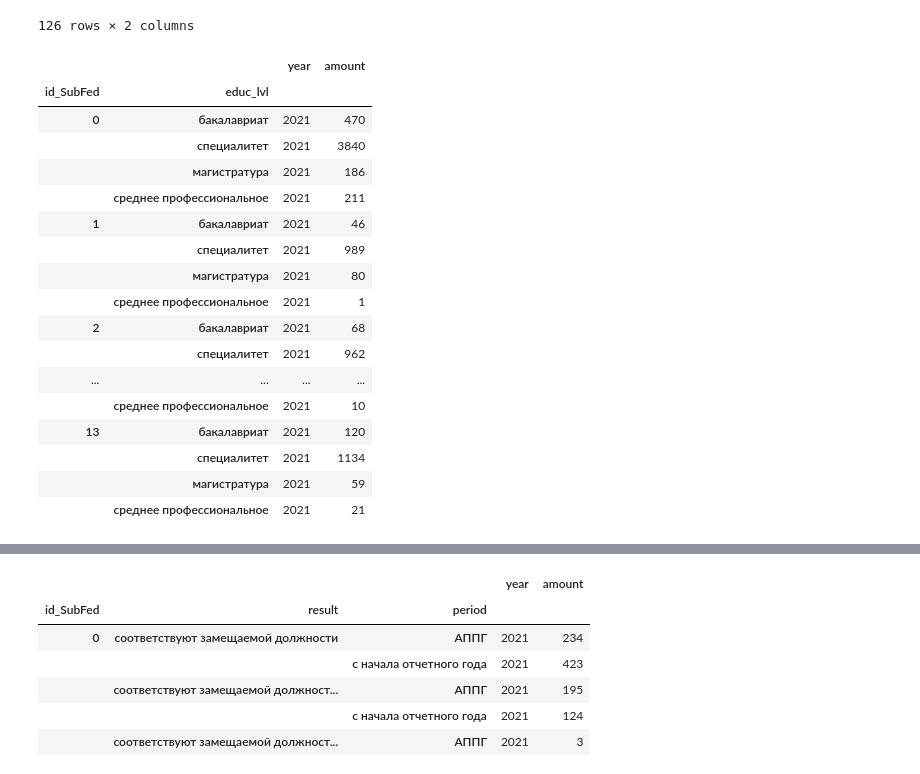
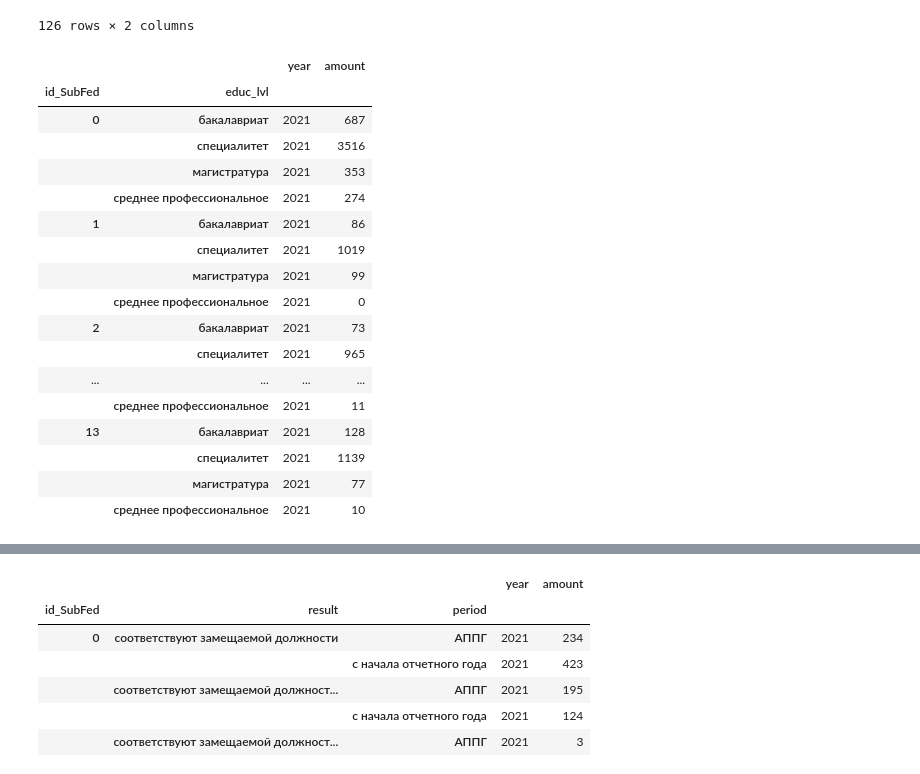
Before and after one commit to Viraremi/ulstu_praktik, a Jupyter notebook: func_test.ipynb, the cells around one changed output, grey strips where cells are left out. Saved outputs shown, nothing was run; the diff lists cells and outputs as text; code cells hidden in the pictures.

```diff
--- a/func_test.ipynb
+++ b/func_test.ipynb
@@ -120,40 +120,40 @@ df.insert(0, 'year', 2021)
 # %%
 #EducationLevel_GS_MS
 educ_lvl = [
     'бакалавриат',
     'специалитет',
     'магистратура',
     'среднее профессиональное'
 ]
 
-df = pd.read_excel('data_xlsx/2021x.xlsx', sheet_name='4.1. Образовательный уровень ГС', header = None)
+df = pd.read_excel('data_xlsx/2023_full.xlsx', sheet_name='4.1. Образовательный уровень ГС', header = None)
 df = df.iloc[6:20, 4:21]
 df = df.drop([5,7,9,10,11,12,13,14,15,16,17,18,19], axis = 1)
 df = df.stack().reset_index(drop=True).to_frame()
 m_id = pd.MultiIndex.from_product([id_SubFed, educ_lvl], names = ['id_SubFed', 'educ_lvl'])
 df = df.set_axis(m_id, axis = 0)
 df = df.rename(columns={0:'amount'})
 df.insert(0, 'year', 2021)
 df
 # %% [output]
 |  |  | year | amount |
 | id_SubFed | educ_lvl |  |  |
-| 0 | бакалавриат | 2021 | 470 |
-|  | специалитет | 2021 | 3840 |
-|  | магистратура | 2021 | 186 |
-|  | среднее профессиональное | 2021 | 211 |
-| 1 | бакалавриат | 2021 | 46 |
-|  | специалитет | 2021 | 989 |
-|  | магистратура | 2021 | 80 |
-|  | среднее профессиональное | 2021 | 1 |
-| 2 | бакалавриат | 2021 | 68 |
-|  | специалитет | 2021 | 962 |
+| 0 | бакалавриат | 2021 | 687 |
+|  | специалитет | 2021 | 3516 |
+|  | магистратура | 2021 | 353 |
+|  | среднее профессиональное | 2021 | 274 |
+| 1 | бакалавриат | 2021 | 86 |
+|  | специалитет | 2021 | 1019 |
+|  | магистратура | 2021 | 99 |
+|  | среднее профессиональное | 2021 | 0 |
+| 2 | бакалавриат | 2021 | 73 |
+|  | специалитет | 2021 | 965 |
 | ... | ... | ... | ... |
+|  | среднее профессиональное | 2021 | 11 |
+| 13 | бакалавриат | 2021 | 128 |
+|  | специалитет | 2021 | 1139 |
+|  | магистратура | 2021 | 77 |
 |  | среднее профессиональное | 2021 | 10 |
-| 13 | бакалавриат | 2021 | 120 |
-|  | специалитет | 2021 | 1134 |
-|  | магистратура | 2021 | 59 |
-|  | среднее профессиональное | 2021 | 21 |
 # %%
 #Educ_spec_GS_MS
 speciality = [
```
Also changed, not shown: parts of 4 cells of this notebook, 6 other files.
